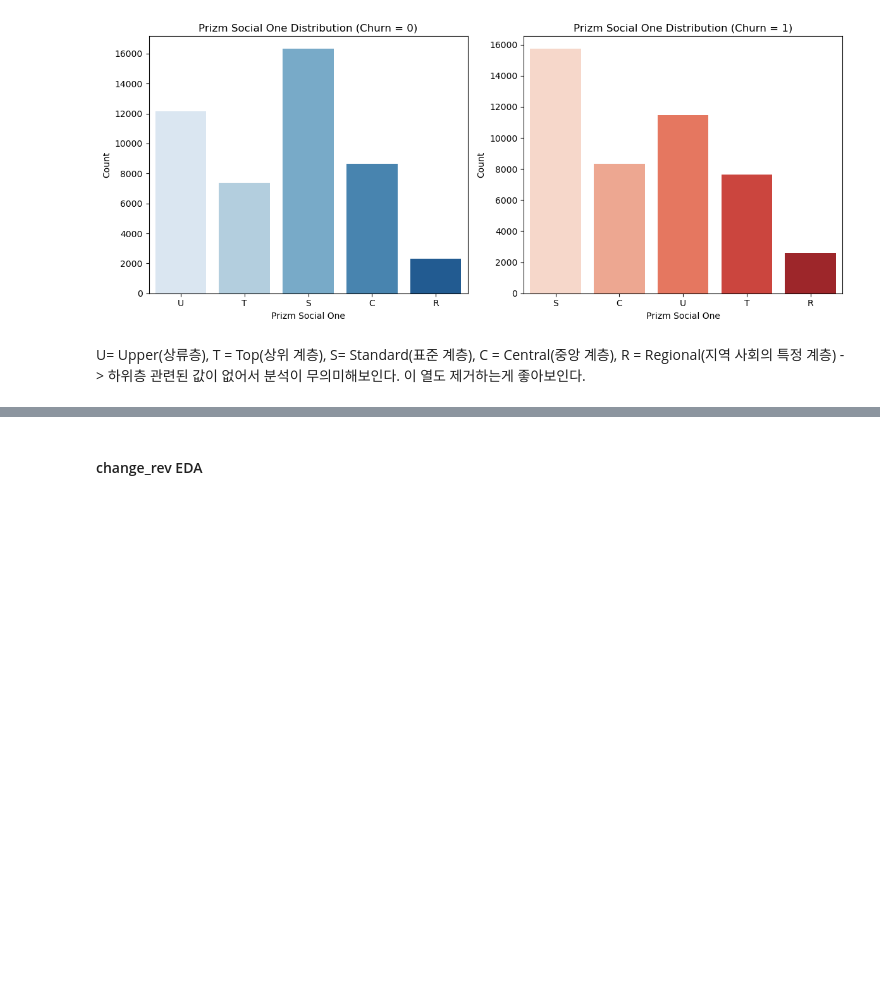
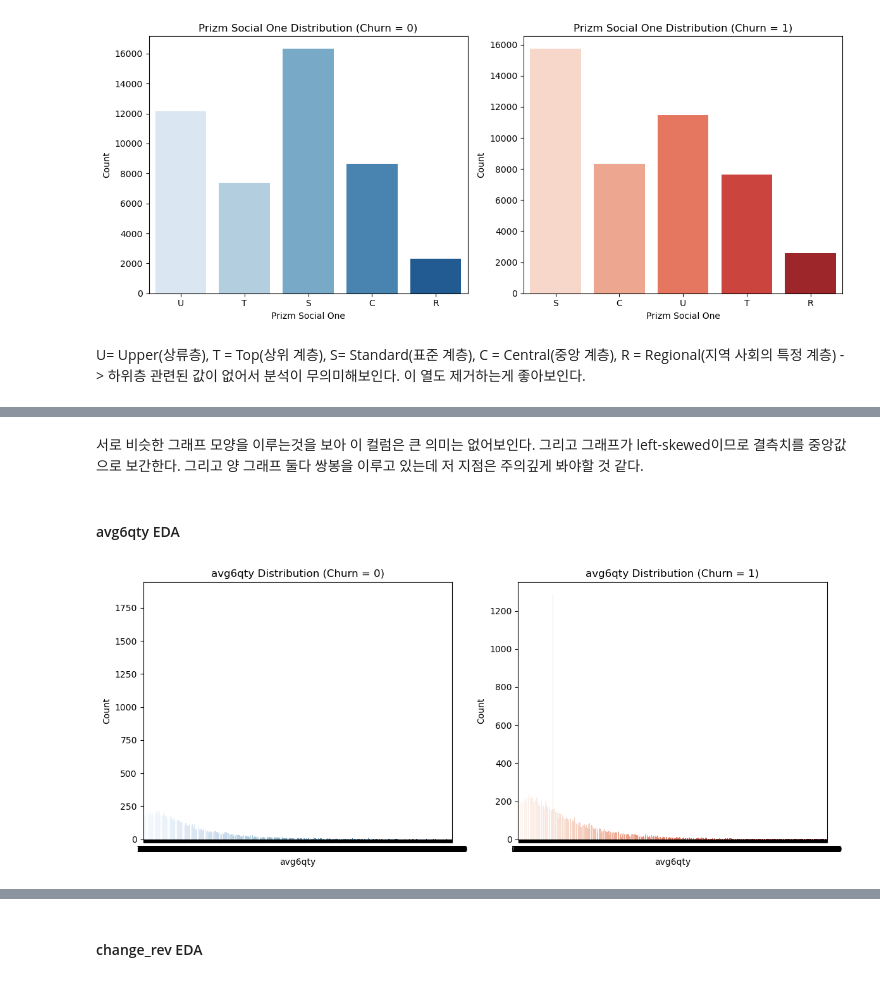
Before and after one commit to seojeongyoo/Dgu-25-1-modelling, a Jupyter notebook: 전처리 및 EDA.ipynb, the cells around one changed output, grey strips where cells are left out. Drawn from its saved outputs; the diff is of its cells as text; code cells hidden in the pictures; blank space fills up the shorter version.

```diff
--- a/전처리 및 EDA.ipynb
+++ b/전처리 및 EDA.ipynb
@@ -333,0 +367,34 @@ U= Upper(상류층), T = Top(상위 계층), S= Standard(표준 계층), C = Cen
+# %% [markdown]
+ 서로 비슷한 그래프 모양을 이루는것을 보아 이 컬럼은 큰 의미는 없어보인다. 그리고 그래프가 left-skewed이므로  결측치를 중앙값으로 보간한다. 그리고 양 그래프 둘다 쌍봉을 이루고 있는데 저 지점은 주의깊게 봐야할 것 같다.
+# %% [markdown]
+#### avg6qty EDA
+# %%
+import seaborn as sns
+import matplotlib.pyplot as plt
+
+# 결측치 제거
+df_filtered = df.dropna(subset=['avg6qty', 'churn'])
+
+# Churn 조건으로 나누기
+avg6qty_0 = df_filtered[df_filtered['churn'] == 0]['avg6qty']
+avg6qty_1 = df_filtered[df_filtered['churn'] == 1]['avg6qty']
+
+# 카운트 플롯
+plt.figure(figsize=(12, 5))
+
+plt.subplot(1, 2, 1)
+sns.countplot(x=avg6qty_0, palette='Blues')
+plt.title('avg6qty Distribution (Churn = 0)')
+plt.xlabel('avg6qty')
+plt.ylabel('Count')
+
+plt.subplot(1, 2, 2)
+sns.countplot(x=avg6qty_1, palette='Reds')
+plt.title('avg6qty Distribution (Churn = 1)')
+plt.xlabel('avg6qty')
+plt.ylabel('Count')
+
+plt.tight_layout()
+plt.show()
+# %% [output]
+[figure, added]
```
Also changed, not shown: parts of 24 cells of this notebook.
